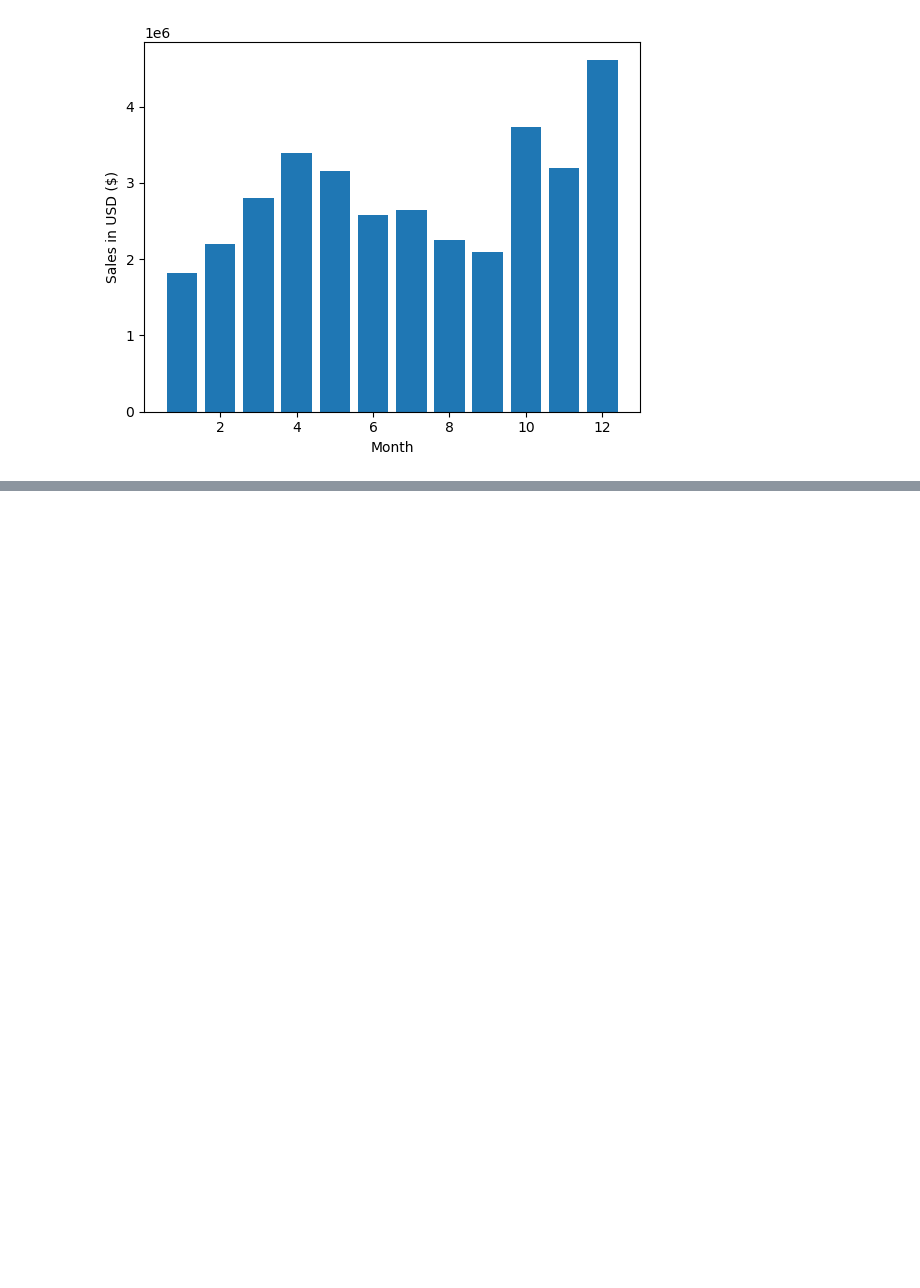
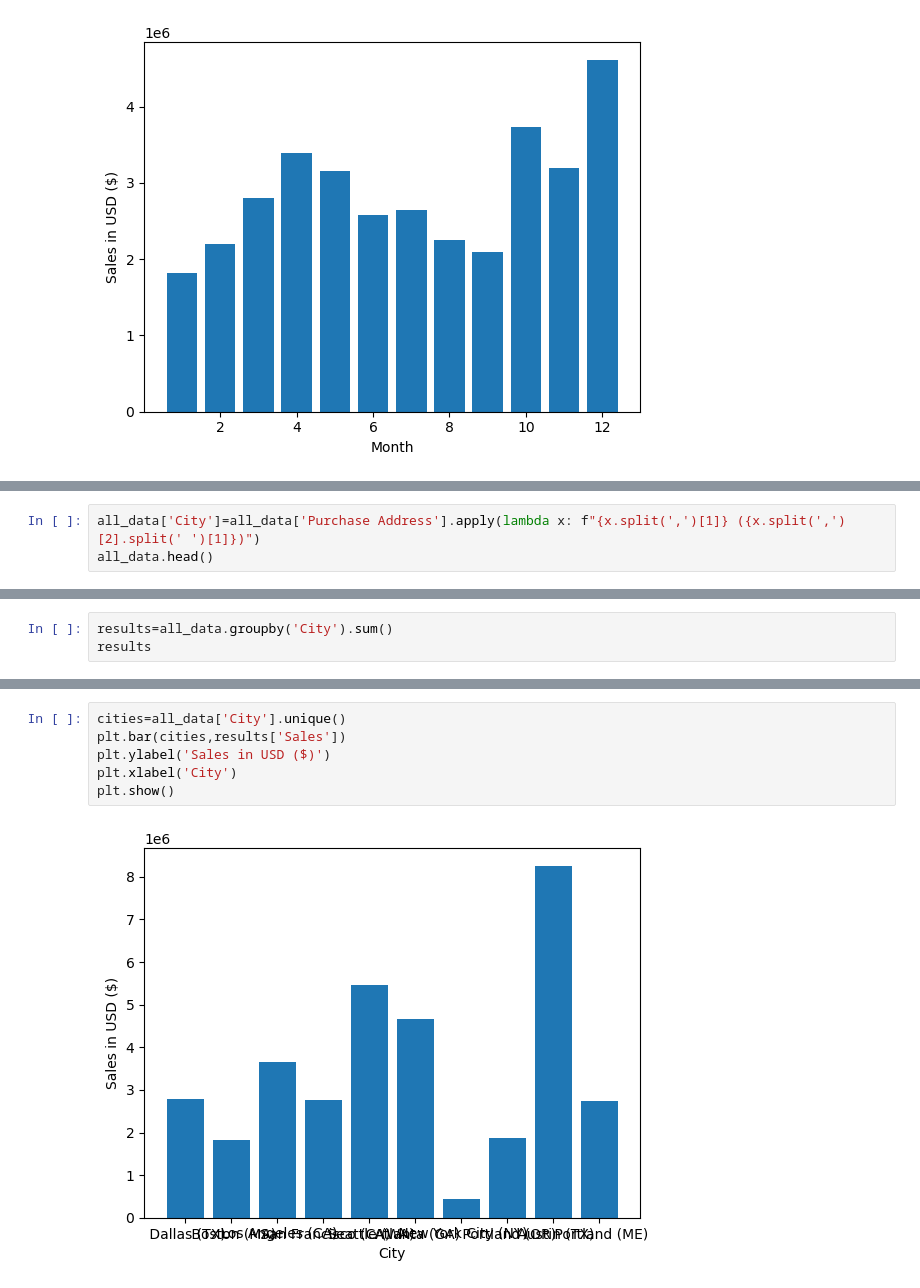
Before and after one commit to sudeep360/SalesAnalysisII, a Jupyter notebook: SalesAnalysis/Sales_Analysis.ipynb, the cells around one changed output, grey strips where cells are left out. Drawn from its saved outputs; the diff is of its cells as text; blank space fills up the shorter version.

```diff
--- a/SalesAnalysis/Sales_Analysis.ipynb
+++ b/SalesAnalysis/Sales_Analysis.ipynb
@@ -254,0 +258,3 @@ plt.show()
+# %%
+all_data['City']=all_data['Purchase Address'].apply(lambda x: f"{x.split(',')[1]} ({x.split(',')[2].split(' ')[1]})")
+all_data.head()
@@ -254,0 +268,3 @@ plt.show()
+# %%
+results=all_data.groupby('City').sum()
+results
@@ -254,0 +284,8 @@ plt.show()
+# %%
+cities=all_data['City'].unique()
+plt.bar(cities,results['Sales'])
+plt.ylabel('Sales in USD ($)')
+plt.xlabel('City')
+plt.show()
+# %% [output]
+[figure, added]
```
Also changed, not shown: parts of 40 cells of this notebook.
